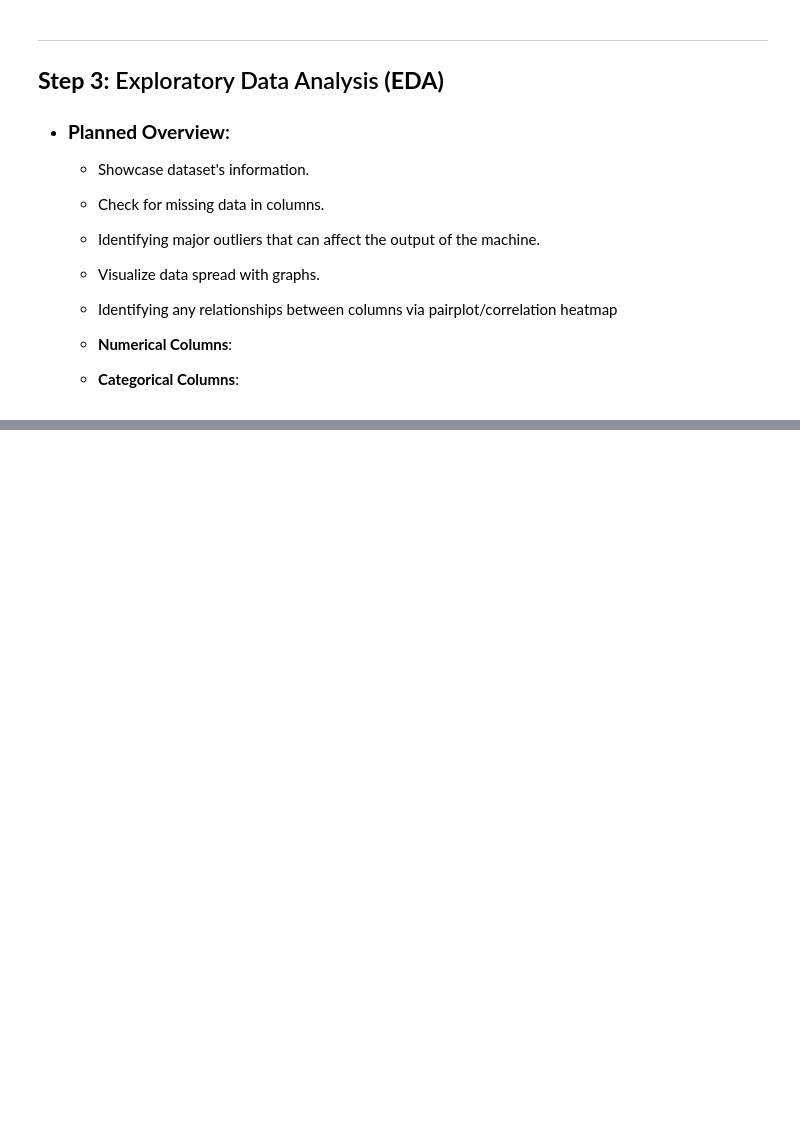
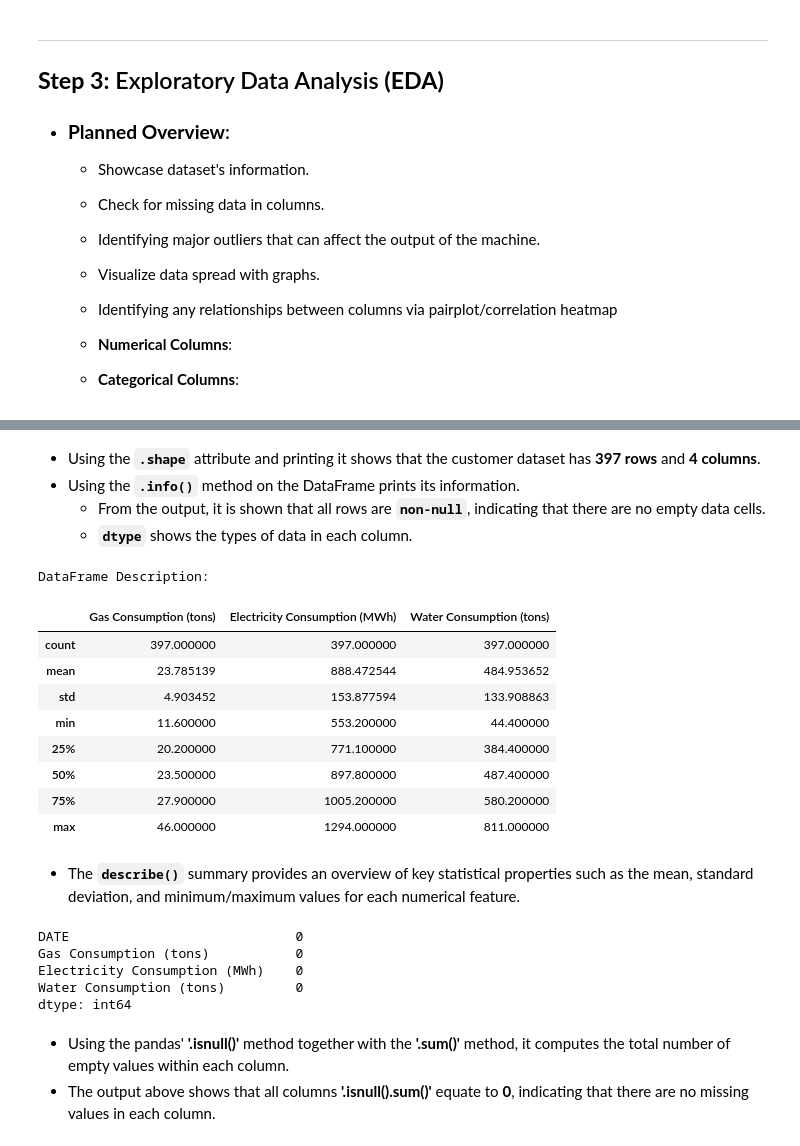
Before and after one commit to Cayden08/AIML, a Jupyter notebook: CA2/p2510893_CA2_PartB_Cayden.ipynb, the cells around one changed output, grey strips where cells are left out. Drawn from its saved outputs; the diff is of its cells as text; code cells hidden in the pictures; blank space fills up the shorter version.

```diff
--- a/CA2/p2510893_CA2_PartB_Cayden.ipynb
+++ b/CA2/p2510893_CA2_PartB_Cayden.ipynb
@@ -54,0 +96,32 @@ import seaborn as sns
+# %% [markdown]
+- Using the **`.shape`** attribute and printing it shows that the customer dataset has **397 rows** and **4 columns**.
+- Using the **`.info()`** method on the DataFrame prints its information.
+    - From the output, it is shown that all rows are **`non-null`**, indicating that there are no empty data cells.
+    - **`dtype`** shows the types of data in each column.
+# %%
+print("DataFrame Description:")
+energy_df.describe()
+# %% [output]
+DataFrame Description:
+|  | Gas Consumption (tons) | Electricity Consumption (MWh) | Water Consumption (tons) |
+| count | 397.000000 | 397.000000 | 397.000000 |
+| mean | 23.785139 | 888.472544 | 484.953652 |
+| std | 4.903452 | 153.877594 | 133.908863 |
+| min | 11.600000 | 553.200000 | 44.400000 |
+| 25% | 20.200000 | 771.100000 | 384.400000 |
+| 50% | 23.500000 | 897.800000 | 487.400000 |
+| 75% | 27.900000 | 1005.200000 | 580.200000 |
+| max | 46.000000 | 1294.000000 | 811.000000 |
+# %% [markdown]
+- The **`describe()`** summary provides an overview of key statistical properties such as the mean, standard deviation, and minimum/maximum values for each numerical feature.
+# %%
+energy_df.isnull().sum()
+# %% [output]
+DATE                             0
+Gas Consumption (tons)           0
+Electricity Consumption (MWh)    0
+Water Consumption (tons)         0
+dtype: int64
+# %% [markdown]
+- Using the pandas' **'.isnull()'** method together with the **'.sum()'** method, it computes the total number of empty values within each column.
+- The output above shows that all columns **'.isnull().sum()'** equate to **0**, indicating that there are no missing values in each column.
```
Also changed, not shown: parts of 8 cells of this notebook, 1 other file.
